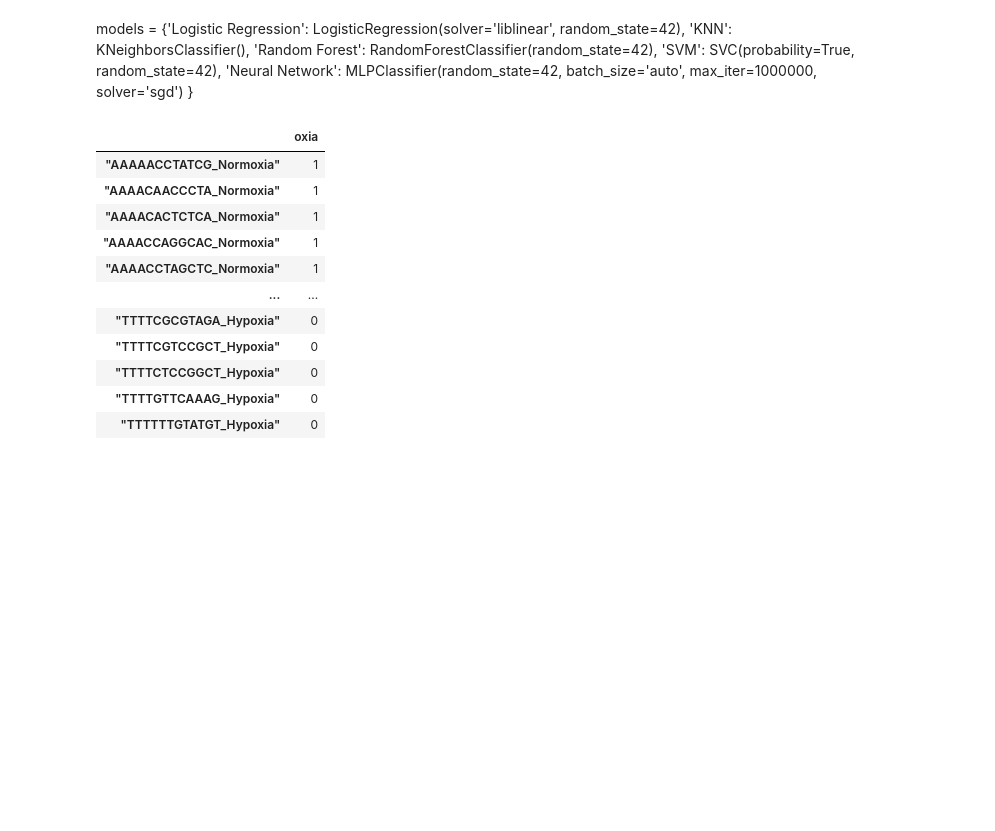
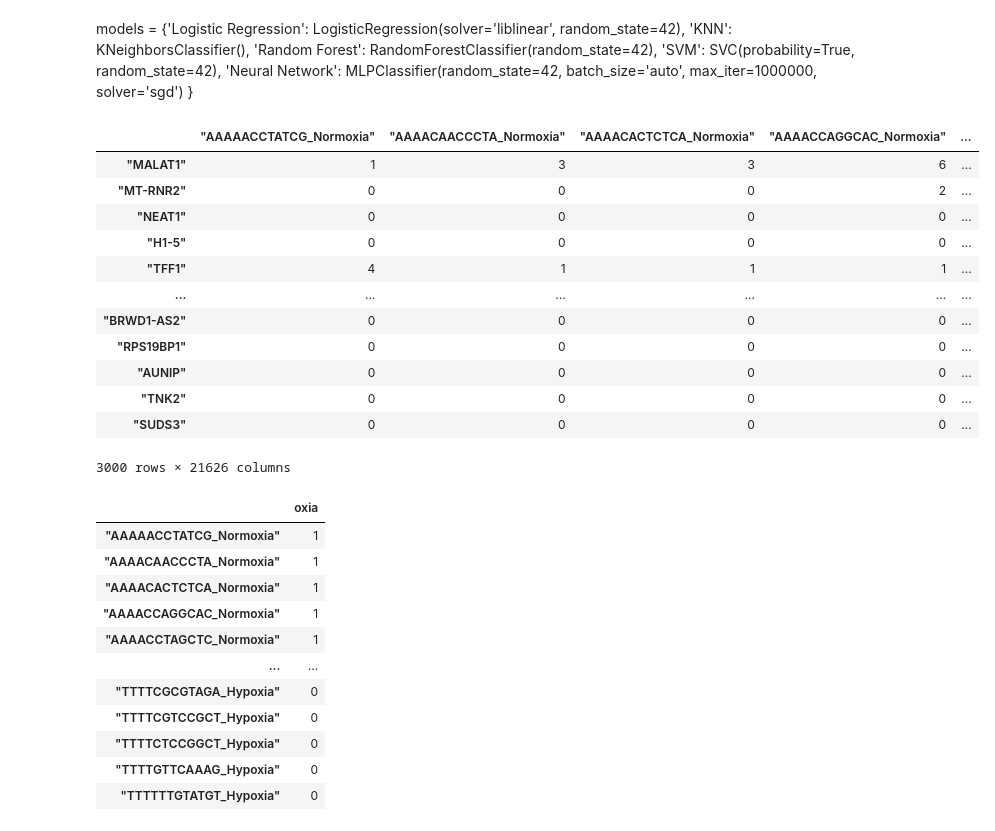
Before and after one commit to MauriceCC04/AI-Lab, a Jupyter notebook: test predictions.ipynb, the cells around one changed output. Cells and saved outputs as stored; diff of their text form; code cells hidden in the pictures; blank space fills up the shorter version.

```diff
--- a/test predictions.ipynb
+++ b/test predictions.ipynb
@@ -43,0 +35,16 @@ HCC_SS_test = pd.read_csv("C:\\Users\\camer\\Desktop\\class stuff\\Semester 4\\a
+# %%
+MCF_DS
+# %% [output]
+|  | "AAAAACCTATCG_Normoxia" | "AAAACAACCCTA_Normoxia" | "AAAACACTCTCA_Normoxia" | "AAAACCAGGCAC_Normoxia" | ... |
+| "MALAT1" | 1 | 3 | 3 | 6 | ... |
+| "MT-RNR2" | 0 | 0 | 0 | 2 | ... |
+| "NEAT1" | 0 | 0 | 0 | 0 | ... |
+| "H1-5" | 0 | 0 | 0 | 0 | ... |
+| "TFF1" | 4 | 1 | 1 | 1 | ... |
+| ... | ... | ... | ... | ... | ... |
+| "BRWD1-AS2" | 0 | 0 | 0 | 0 | ... |
+| "RPS19BP1" | 0 | 0 | 0 | 0 | ... |
+| "AUNIP" | 0 | 0 | 0 | 0 | ... |
+| "TNK2" | 0 | 0 | 0 | 0 | ... |
+| "SUDS3" | 0 | 0 | 0 | 0 | ... |
+3000 rows × 21626 columns
```
Also changed, not shown: parts of 17 cells of this notebook, 1 other file.
